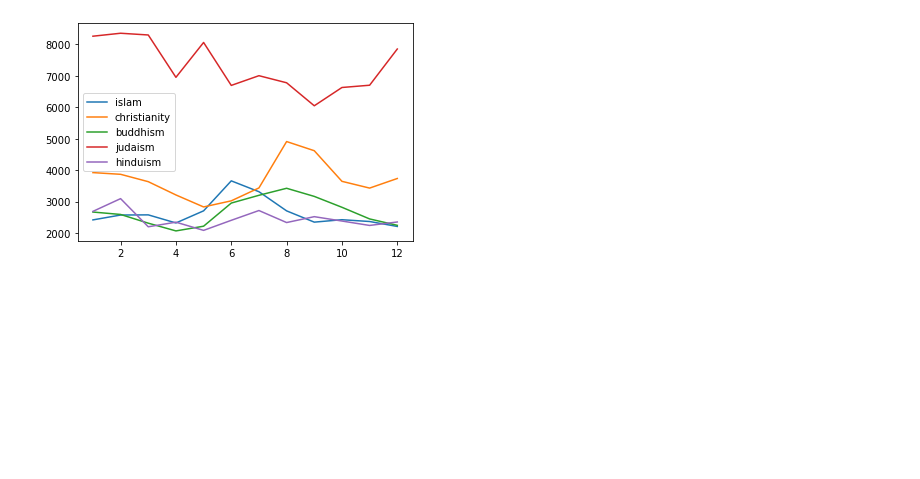
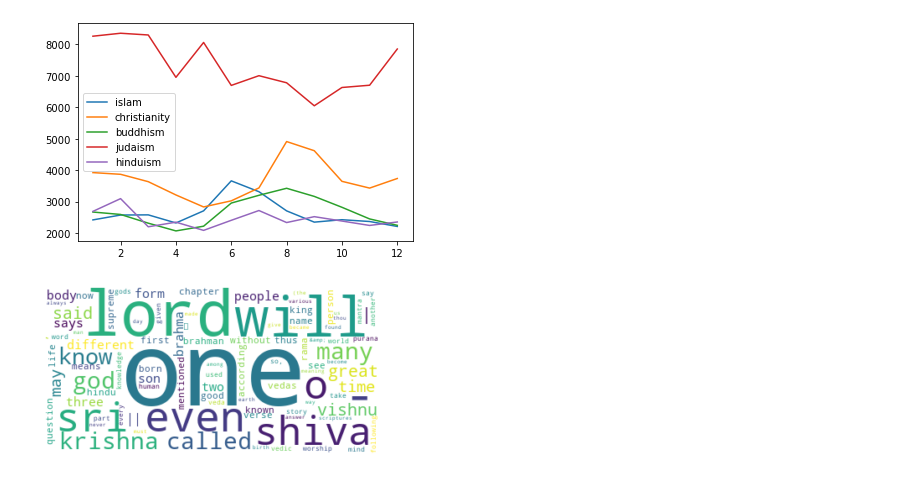
Before and after one commit to MiNI-R-Python-2021/stackexchange-assignment, a Jupyter notebook: Ryll_298902_Salwowski_298904_Slimak_[......].ipynb, the cells around one changed output. Cells and saved outputs as stored; diff of their text form; code cells hidden in the pictures; blank space fills up the shorter version.

Commit message:
most frequent words

```diff
--- a/Ryll_298902_Salwowski_298904_Slimak_[......].ipynb
+++ b/Ryll_298902_Salwowski_298904_Slimak_[......].ipynb
@@ -90,0 +136,11 @@ def prepare_data_for_use(urls, names, path, tables):
+# %%
+def show_most_frequent_words_graph(word_frequency_df):
+    data = dict(zip(word_frequency_df['word'].tolist(), word_frequency_df['frequency'].tolist()))
+    for word in STOPWORDS:
+        if data.get(word) : data.pop(word)
+    wc = WordCloud(background_color='white',
+                stopwords=STOPWORDS,
+                max_words=200).generate_from_frequencies(data)
+    plt.imshow(wc, interpolation='bilinear')
+    plt.axis("off")
+    plt.show()
@@ -160,0 +229,6 @@ plt.show()
+# %%
+hinduismPostsPath = os.getcwd() + '\\' + 'data' + '\\' + 'hinduism' + '\\' + 'Posts.XML'
+hinduism200Words = find_200_most_frequent_words_in_posts(hinduismPostsPath)
+show_most_frequent_words_graph(hinduism200Words)
+# %% [output]
+[figure, added]
```
Also changed, not shown: parts of 10 cells of this notebook, 1 other file.
